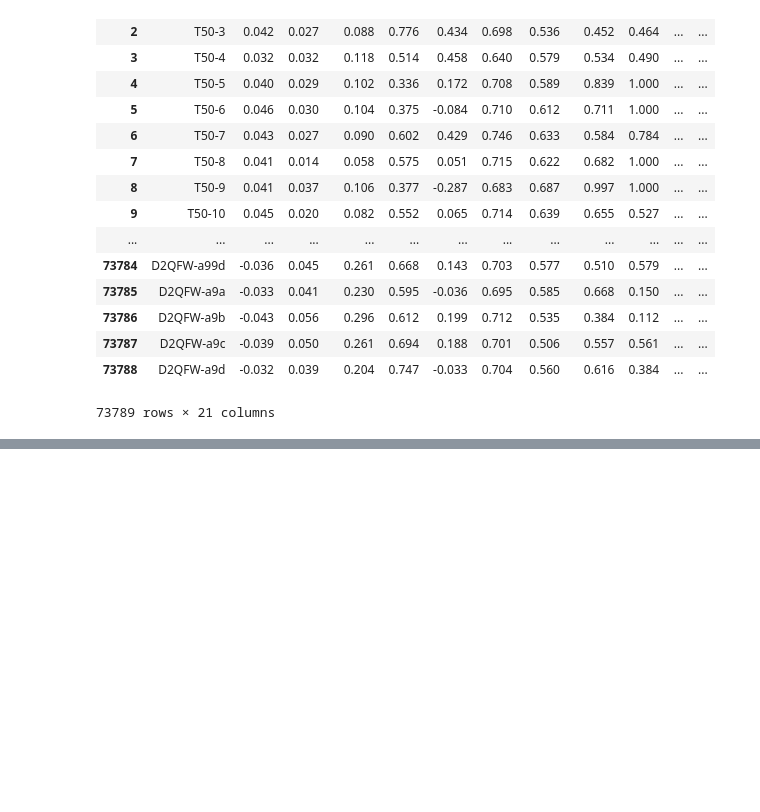
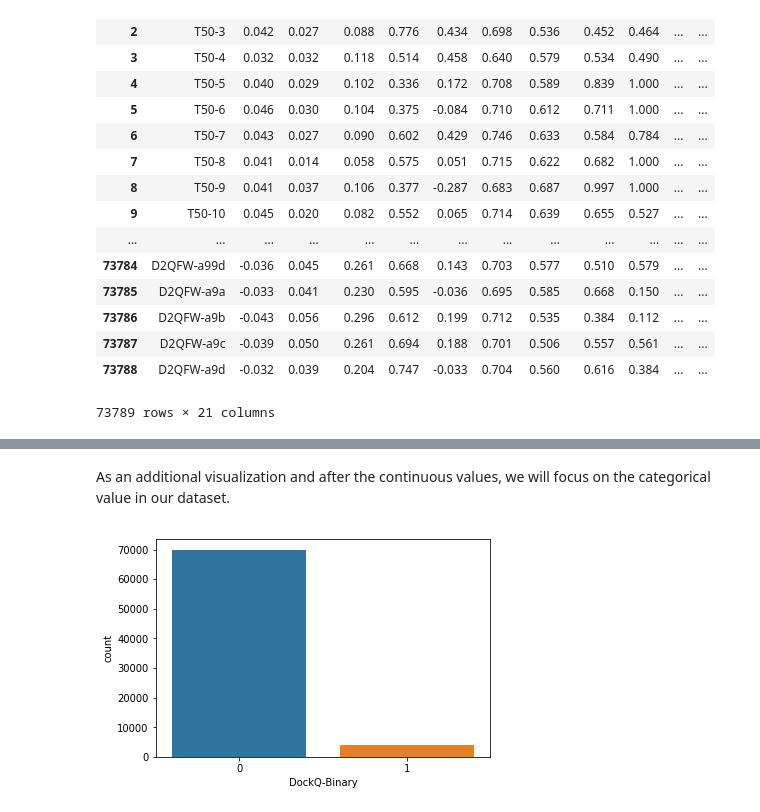
Before and after one commit to PierreBedoucha/medbioinfo_project, a Jupyter notebook: ML Medbioinfo Project.ipynb, the cells around one changed output, grey strips where cells are left out. Saved outputs shown, nothing was run; the diff lists cells and outputs as text; code cells hidden in the pictures; blank space fills up the shorter version.

```diff
--- a/ML Medbioinfo Project.ipynb
+++ b/ML Medbioinfo Project.ipynb
@@ -59,0 +117,8 @@ train
+# %% [markdown]
+As an additional visualization and after the continuous values, we will focus on the categorical value in our dataset.
+# %%
+plt.clf()
+sns.countplot(x="DockQ-Binary", data=train);
+plt.show()
+# %% [output]
+[figure, added]
```
Also changed, not shown: parts of 7 cells of this notebook, 2 other files.
